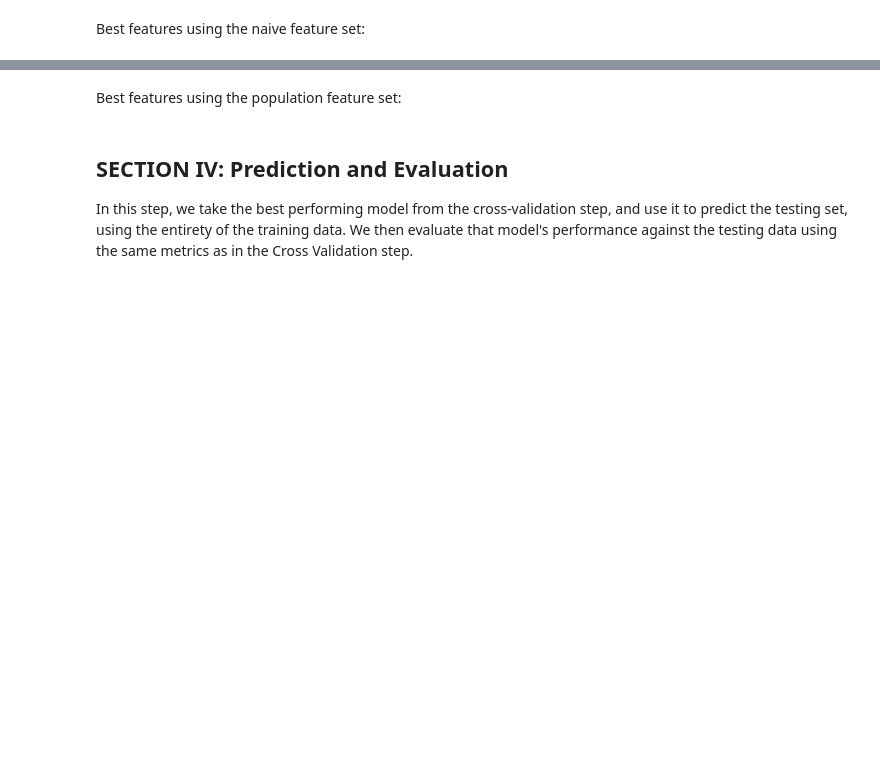
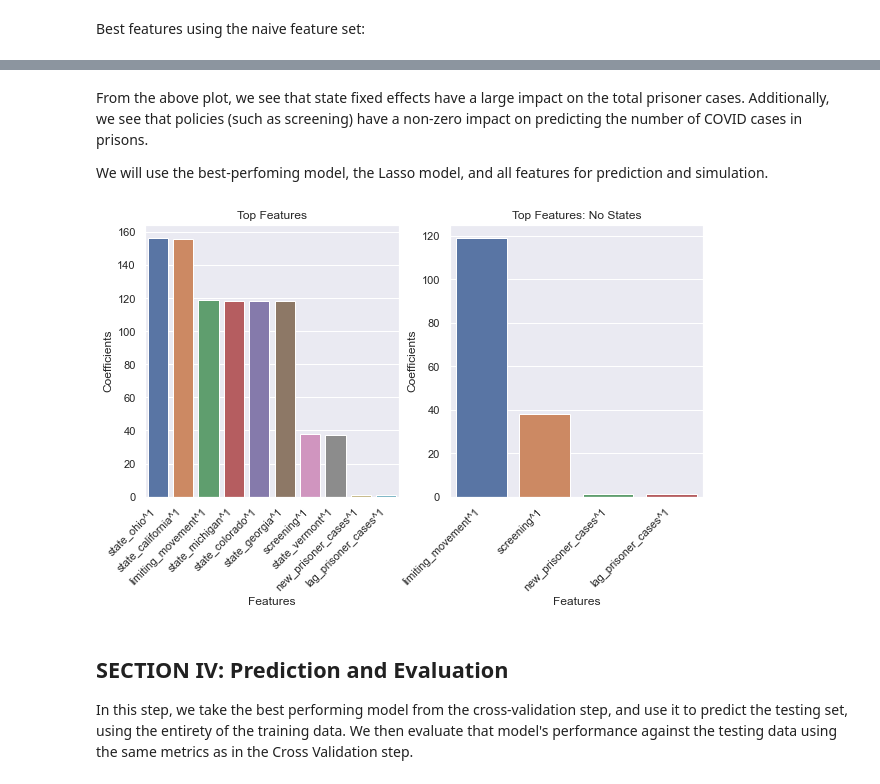
Before and after one commit to christi-liongson/covid_decarceration, a Jupyter notebook: analysis/prison_data_processing.ipynb, the cells around one changed output, grey strips where cells are left out. Drawn from its saved outputs; the diff is of its cells as text; code cells hidden in the pictures; blank space fills up the shorter version.

Commit message:
Created graphs and cleaned up notebook

```diff
--- a/analysis/prison_data_processing.ipynb
+++ b/analysis/prison_data_processing.ipynb
@@ -623,5 +628,24 @@ plotting.plot_feature_importance(feature_importances, list(best_models.keys()))
-# %% [markdown]
-Best features using the population feature set:
+# %% [markdown]
+From the above plot, we see that state fixed effects have a large impact on the total prisoner cases. Additionally, we see that policies (such as screening) have a non-zero impact on predicting the number of COVID cases in prisons.
+
+We will use the best-perfoming model, the Lasso model, and all features for prediction and simulation.
+# %%
+top_features = feature_importances[3]['Features'].unique()
+no_states = [x for x in top_features if "state" not in x]
+# feature_importances[feature_importances[3]['Features'].isin(no_states)]
+no_states_feat = feature_importances[3].set_index('Features').loc[no_states].reset_index()
+
+fig, axes = plt.subplots(1, 2, figsize=(10, 5))
+sns.barplot(x='Features', y='Coefficients', data=feature_importances[3], ax=axes[0])
+axes[0].set_title('Top Features')
+sns.barplot(x='Features', y='Coefficients', data=no_states_feat, ax=axes[1])
+axes[1].set_title('Top Features: No States')
+
+for i in range(2):
+    axes[i].set_xticklabels(axes[i].get_xticklabels(),
+                            rotation=45, ha='right')
+# %% [output]
+[figure, added]
 # %% [markdown]
 ## SECTION IV: Prediction and Evaluation
 
```
Also changed, not shown: parts of 6 cells of this notebook, 2 other files.
